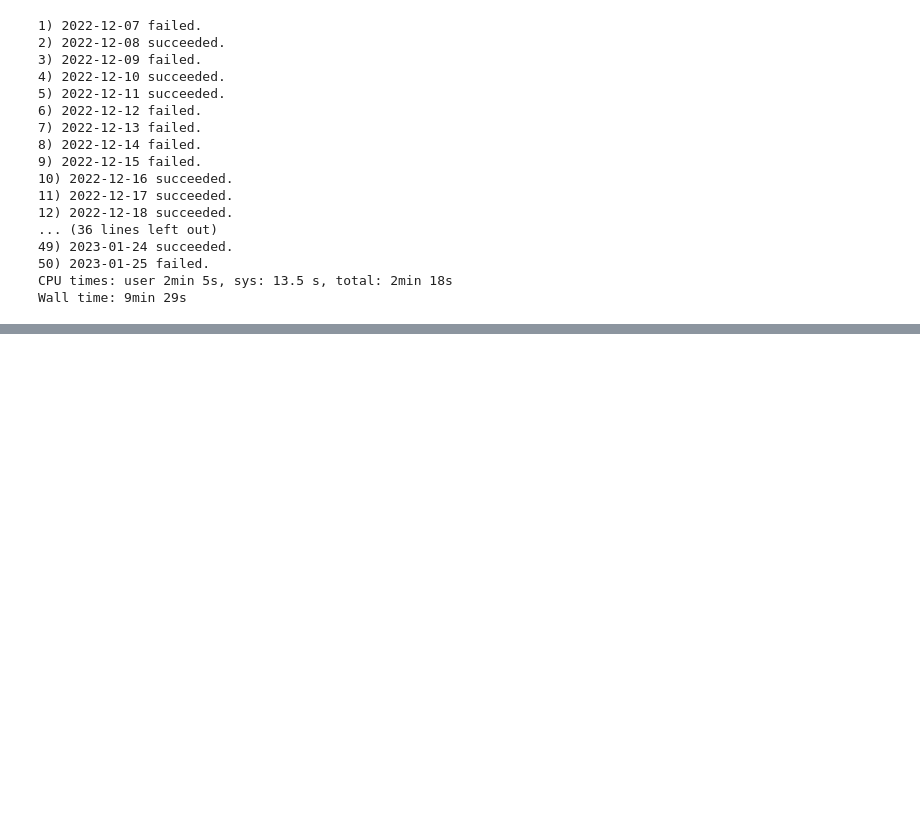
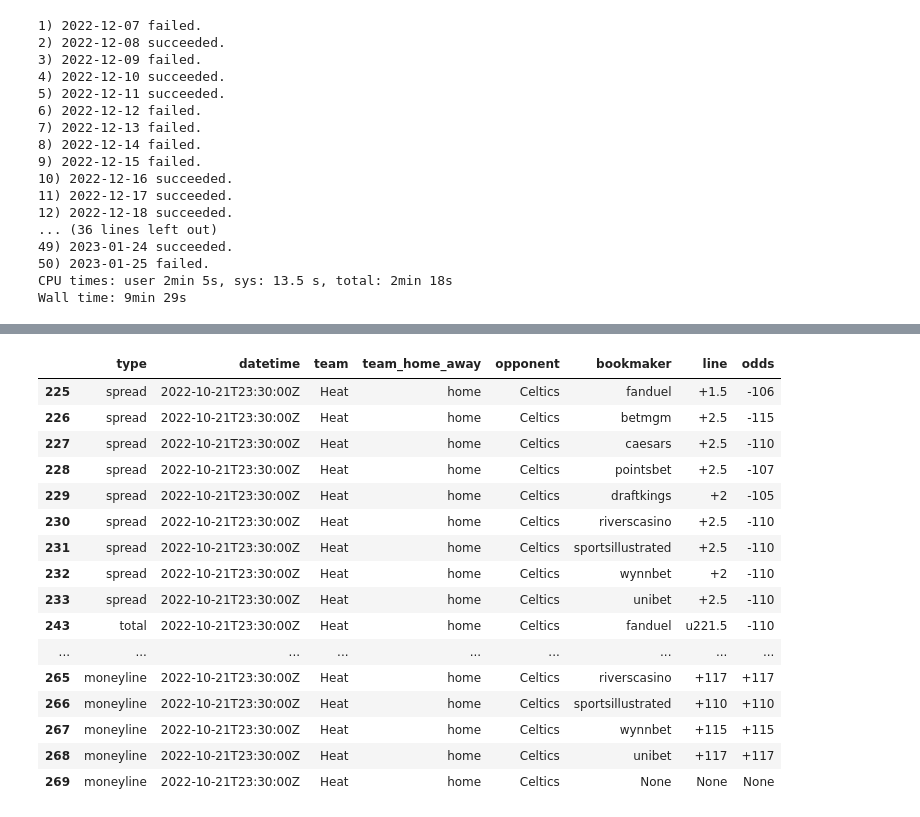
Before and after one commit to chanelton/nbabetting, a Jupyter notebook: Odds Scraping.ipynb, the cells around one changed output, grey strips where cells are left out. Cells and saved outputs as stored; diff of their text form; code cells hidden in the pictures; blank space fills up the shorter version.

```diff
--- a/Odds Scraping.ipynb
+++ b/Odds Scraping.ipynb
@@ -315,0 +379,12 @@ Wall time: 9min 29s
+# %%
+fails = fail+fail2+fail3
+for i in range(len(fails)):
+    date = fails[i]
+    try:
+        extracted = extract_day(date)
+        if type(extracted) == str:
+            print(f'{i + 1}) {date} succeeded cause no games fix.')
+        else:
+            print(f'{i + 1}) {date} succeeded.')
+    except:
+        print(f'{i + 1}) {date} failed.')
@@ -315,0 +419,7 @@ Wall time: 9min 29s
+# %%
+url = 'https://www.scoresandodds.com/nba?date=2022-10-21'
+finished_page = init_page(url)
+odds_rows, point_rows = isolate_rows(finished_page)
+odds = parse_odds(odds_rows)
+points = parse_points(point_rows)
+results_df = create_results(odds, points)
@@ -315,0 +547,7 @@ Wall time: 9min 29s
+# %%
+url = 'https://www.scoresandodds.com/nba?date=2022-10-21'
+finished_page = init_page(url)
+odds_rows, point_rows = isolate_rows(finished_page)
+odds = parse_odds(odds_rows)
+points = parse_points(point_rows)
+results_df = create_results(odds, points)
@@ -315,0 +573,4 @@ Wall time: 9min 29s
+# %%
+#odds_rows[28]
+for i in [i for i in odds_rows[28].find_all('a') if 'rel' in i.attrs.keys()]:
+    print(i)
@@ -315,0 +687,20 @@ Wall time: 9min 29s
+# %%
+odds_df[odds_df['team'] == 'Heat']
+# %% [output]
+|  | type | datetime | team | team_home_away | opponent | bookmaker | line | odds |
+| 225 | spread | 2022-10-21T23:30:00Z | Heat | home | Celtics | fanduel | +1.5 | -106 |
+| 226 | spread | 2022-10-21T23:30:00Z | Heat | home | Celtics | betmgm | +2.5 | -115 |
+| 227 | spread | 2022-10-21T23:30:00Z | Heat | home | Celtics | caesars | +2.5 | -110 |
+| 228 | spread | 2022-10-21T23:30:00Z | Heat | home | Celtics | pointsbet | +2.5 | -107 |
+| 229 | spread | 2022-10-21T23:30:00Z | Heat | home | Celtics | draftkings | +2 | -105 |
+| 230 | spread | 2022-10-21T23:30:00Z | Heat | home | Celtics | riverscasino | +2.5 | -110 |
+| 231 | spread | 2022-10-21T23:30:00Z | Heat | home | Celtics | sportsillustrated | +2.5 | -110 |
+| 232 | spread | 2022-10-21T23:30:00Z | Heat | home | Celtics | wynnbet | +2 | -110 |
+| 233 | spread | 2022-10-21T23:30:00Z | Heat | home | Celtics | unibet | +2.5 | -110 |
+| 243 | total | 2022-10-21T23:30:00Z | Heat | home | Celtics | fanduel | u221.5 | -110 |
+| ... | ... | ... | ... | ... | ... | ... | ... | ... |
+| 265 | moneyline | 2022-10-21T23:30:00Z | Heat | home | Celtics | riverscasino | +117 | +117 |
+| 266 | moneyline | 2022-10-21T23:30:00Z | Heat | home | Celtics | sportsillustrated | +110 | +110 |
+| 267 | moneyline | 2022-10-21T23:30:00Z | Heat | home | Celtics | wynnbet | +115 | +115 |
+| 268 | moneyline | 2022-10-21T23:30:00Z | Heat | home | Celtics | unibet | +117 | +117 |
+| 269 | moneyline | 2022-10-21T23:30:00Z | Heat | home | Celtics | None | None | None |
```
Also changed, not shown: parts of 19 cells of this notebook.
